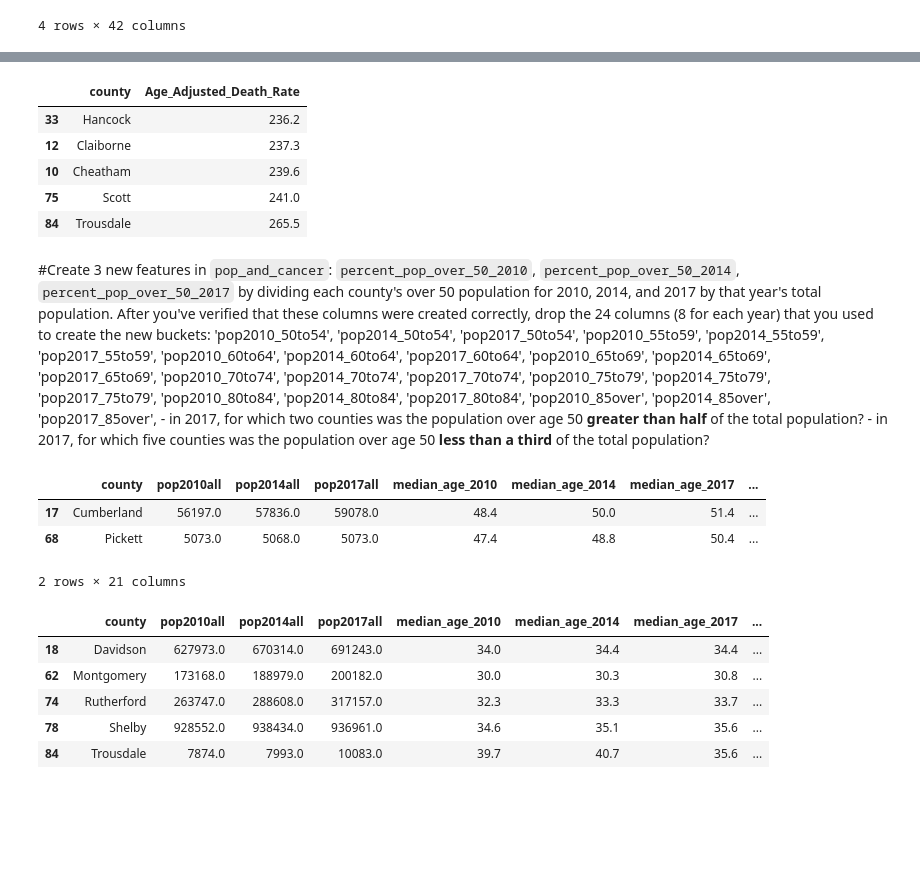
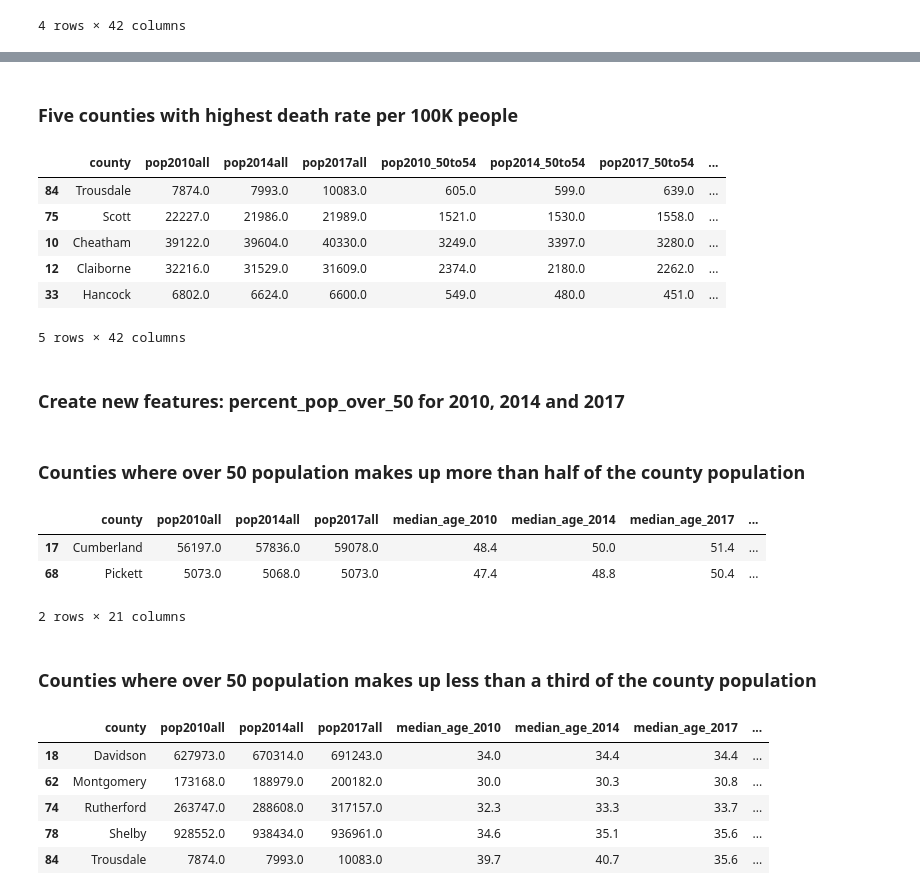
Before and after one commit to blackmonica/vanderbilt-aspire-data-essentials, a Jupyter notebook: Smile.ipynb, the cells around one changed output, grey strips where cells are left out. Drawn from its saved outputs; the diff is of its cells as text; code cells hidden in the pictures; blank space fills up the shorter version.

```diff
--- a/Smile.ipynb
+++ b/Smile.ipynb
@@ -96,9 +112,24 @@ droplistmale = [col for col in pop_df.columns if 'Female' in col]
 pop_df = pop_df.drop(droplistfemale,axis =1)
 pop_df = pop_df.drop(droplistmale,axis =1)
 # %%
-final_list = [col for col in pop_df.columns if 'Under 5 years' in col or '5 to 9 years' in col or '10 to 14 years' in col or '15 to 19 years' in col or
-              "20 to 24 years" in col or '25 to 29 years' in col or '30 to 34 years'in col or '35 to 39 years'in col or
-              '40 to 44 years'in col or '45 to 49 years' in col or '15 to 44 years' in col or '16 years and over' in col or '18 years and over' in col or 'Under 18 years' in col or '18 years and over'in col or '18 to 64 years' in col or '65 years and over'in col or 'Total - 85 years and over' in col]
+final_list = [col for col in pop_df.columns if 'Under 5 years' in col or
+              '5 to 9 years' in col or
+              '10 to 14 years' in col or
+              '15 to 19 years' in col or
+              "20 to 24 years" in col or
+              '25 to 29 years' in col or
+              '30 to 34 years'in col or
+              '35 to 39 years'in col or
+              '40 to 44 years'in col or
+              '45 to 49 years' in col or
+              '15 to 44 years' in col or
+              '16 years and over' in col or
+              '18 years and over' in col or
+              'Under 18 years' in col or
+              '18 years and over'in col or
+              '18 to 64 years' in col or
+              '65 years and over'in col or
+              'Total - 85 years and over' in col]
 pop_df = pop_df.drop(final_list, axis =1)
 pop_df.shape
 # %% [output]
@@ -112,5 +164,4 @@ pop_df
 # %%
-cancer_df['county'] = [county.replace(' County', '') for county in cancer_df.county]
+cancer_df.county = cancer_df.county.str.replace(' County','')
 # %%
-
-pop_df['county'] = [county.replace(' County, Tennessee', '')for county in pop_df.county]
+pop_df.county = pop_df.county.str.replace(' County, Tennessee', '')
@@ -260,18 +294,18 @@ plt.scatter(pop_and_cancer['county'], pop_and_cancer['Age_Adjusted_Death_Rate'])
+# %% [markdown]
+### Five counties with highest death rate per 100K people
 # %%
-#Find the 5 counties with the highest death rate per 100K people.   Why [-6:-1] did not work?
-pop_and_cancer[['county','Age_Adjusted_Death_Rate']].sort_values(by = ['Age_Adjusted_Death_Rate']).tail(5)
+#Find the 5 counties with the highest death rate per 100K people.
+pop_and_cancer.sort_values(by = ['Age_Adjusted_Death_Rate'],ascending = False).head(5)
 # %% [output]
-|  | county | Age_Adjusted_Death_Rate |
-| 33 | Hancock | 236.2 |
-| 12 | Claiborne | 237.3 |
-| 10 | Cheatham | 239.6 |
-| 75 | Scott | 241.0 |
-| 84 | Trousdale | 265.5 |
+|  | county | pop2010all | pop2014all | pop2017all | pop2010_50to54 | pop2014_50to54 | pop2017_50to54 | ... |
+| 84 | Trousdale | 7874.0 | 7993.0 | 10083.0 | 605.0 | 599.0 | 639.0 | ... |
+| 75 | Scott | 22227.0 | 21986.0 | 21989.0 | 1521.0 | 1530.0 | 1558.0 | ... |
+| 10 | Cheatham | 39122.0 | 39604.0 | 40330.0 | 3249.0 | 3397.0 | 3280.0 | ... |
+| 12 | Claiborne | 32216.0 | 31529.0 | 31609.0 | 2374.0 | 2180.0 | 2262.0 | ... |
+| 33 | Hancock | 6802.0 | 6624.0 | 6600.0 | 549.0 | 480.0 | 451.0 | ... |
+5 rows × 42 columns
-# %% [markdown]
-#Create 3 new features in `pop_and_cancer`:  `percent_pop_over_50_2010`, `percent_pop_over_50_2014`, `percent_pop_over_50_2017` by dividing each county's over 50 population for 2010, 2014, and 2017 by that year's total population. After you've verified that these columns were created correctly, drop the 24 columns (8 for each year) that you used to create the new buckets: 'pop2010_50to54',
-  'pop2014_50to54', 'pop2017_50to54', 'pop2010_55to59', 'pop2014_55to59', 'pop2017_55to59', 'pop2010_60to64', 'pop2014_60to64', 'pop2017_60to64', 'pop2010_65to69', 'pop2014_65to69', 'pop2017_65to69', 'pop2010_70to74', 'pop2014_70to74', 'pop2017_70to74', 'pop2010_75to79', 'pop2014_75to79', 'pop2017_75to79', 'pop2010_80to84', 'pop2014_80to84', 'pop2017_80to84', 'pop2010_85over', 'pop2014_85over', 'pop2017_85over',
-     - in 2017, for which two counties was the population over age 50 **greater than half** of the total population?
-     - in 2017, for which five counties was the population over age 50 **less than a third** of the total population?
+# %% [markdown]
+### Create new features: percent_pop_over_50 for 2010, 2014 and 2017
 # %%
 pop_and_cancer['percent_pop_over_50_2010'] = (pop_and_cancer['pop2010_50to54'] +
                                               pop_and_cancer['pop2010_55to59'] +
@@ -304,3 +340,5 @@ droplist = [col for col in pop_and_cancer if 'pop2010_' in col or 'pop2014_' in
 # %%
 pop_and_cancer = pop_and_cancer.drop(droplist, axis = 1)
+# %% [markdown]
+### Counties where over 50 population makes up more than half of the county population
 # %%
@@ -311,4 +348,6 @@ pop_and_cancer[high]
 | 17 | Cumberland | 56197.0 | 57836.0 | 59078.0 | 48.4 | 50.0 | 51.4 | ... |
 | 68 | Pickett | 5073.0 | 5068.0 | 5073.0 | 47.4 | 48.8 | 50.4 | ... |
 2 rows × 21 columns
+# %% [markdown]
+### Counties where over 50 population makes up less than a third of the county population
 # %%
```
Also changed, not shown: parts of 34 cells of this notebook.
